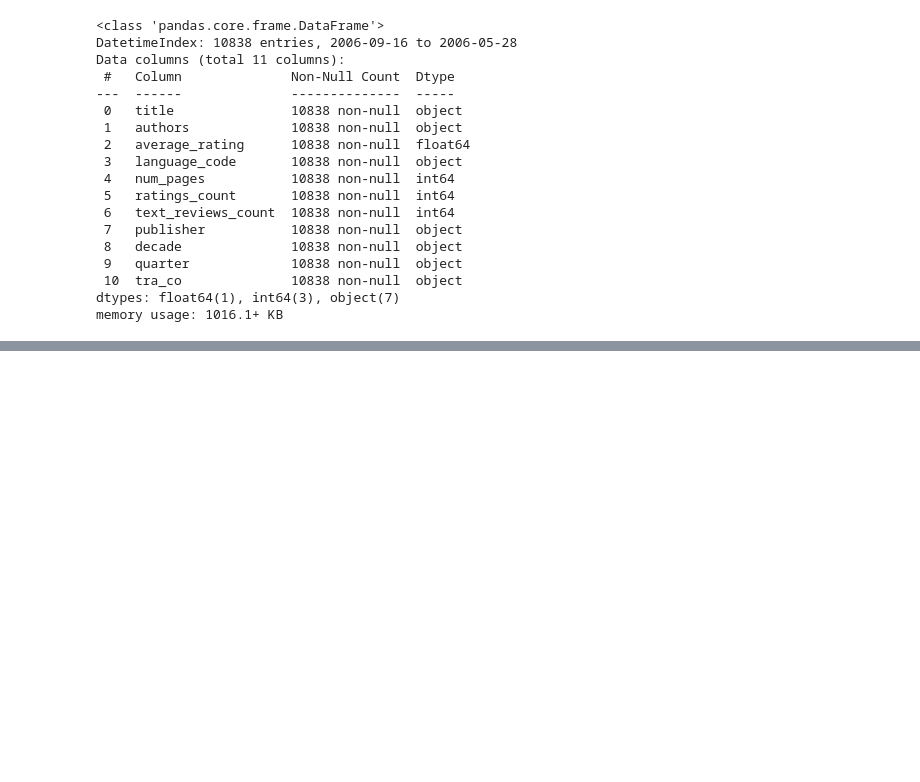
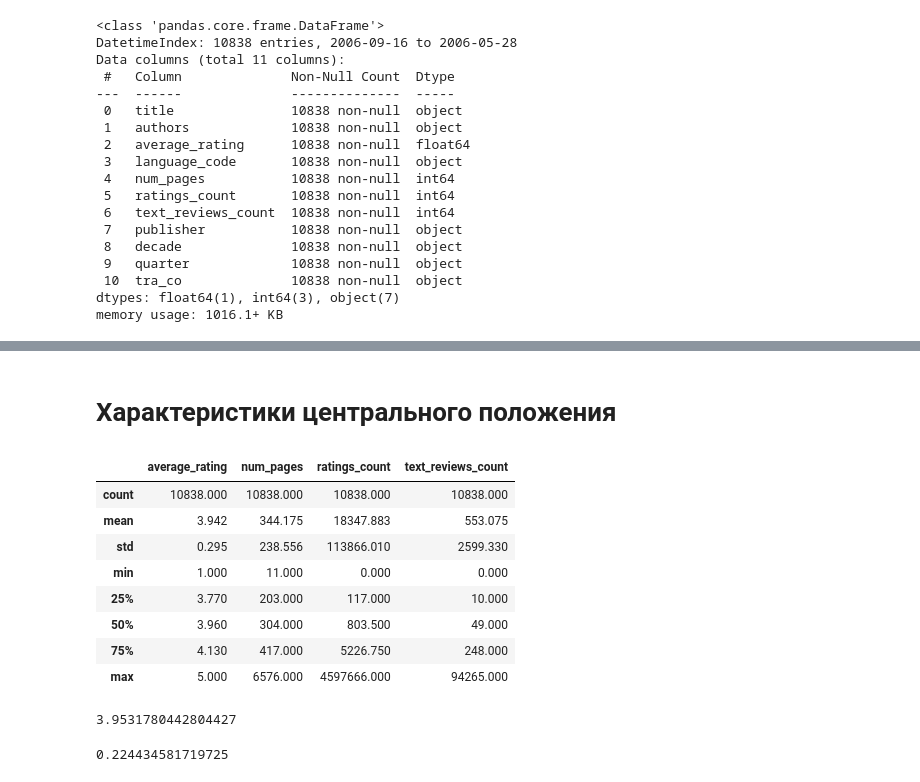
Before and after one commit to anastasiaaam/goodreads, a Jupyter notebook: goodreads_2.ipynb, the cells around one changed output, grey strips where cells are left out. Saved outputs shown, nothing was run; the diff lists cells and outputs as text; code cells hidden in the pictures; blank space fills up the shorter version.

```diff
--- a/goodreads_2.ipynb
+++ b/goodreads_2.ipynb
@@ -130,0 +77,25 @@ memory usage: 1016.1+ KB
+# %% [markdown]
+# Характеристики центрального положения
+# %%
+pd.set_option('display.float_format', lambda x: '%.3f' % x) # убираем в выводе экспоненту
+# %%
+db.describe()
+# %% [output]
+|  | average_rating | num_pages | ratings_count | text_reviews_count |
+| count | 10838.000 | 10838.000 | 10838.000 | 10838.000 |
+| mean | 3.942 | 344.175 | 18347.883 | 553.075 |
+| std | 0.295 | 238.556 | 113866.010 | 2599.330 |
+| min | 1.000 | 11.000 | 0.000 | 0.000 |
+| 25% | 3.770 | 203.000 | 117.000 | 10.000 |
+| 50% | 3.960 | 304.000 | 803.500 | 49.000 |
+| 75% | 4.130 | 417.000 | 5226.750 | 248.000 |
+| max | 5.000 | 6576.000 | 4597666.000 | 94265.000 |
+# %%
+av = np.array(db['average_rating'])
+stats.trim_mean(av, 0.1) # робастная оценка среднего
+# %% [output]
+3.9531780442804427
+# %%
+db['average_rating'].mad() # медианное абсолютное отклонение
+# %% [output]
+0.224434581719725
```
Also changed, not shown: parts of 16 cells of this notebook.
